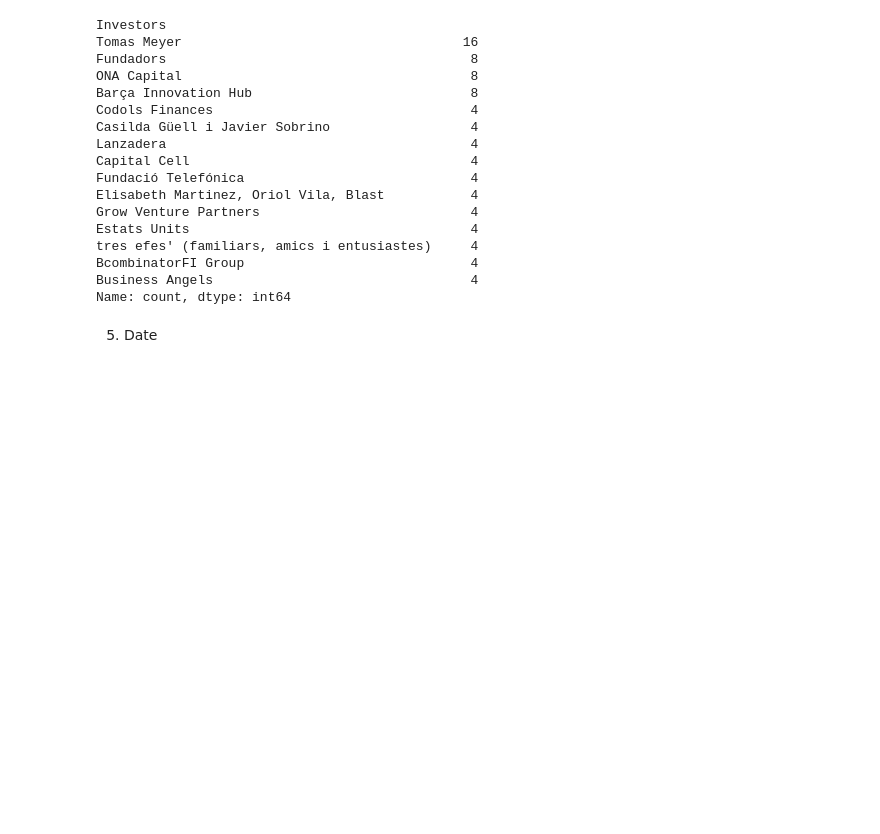
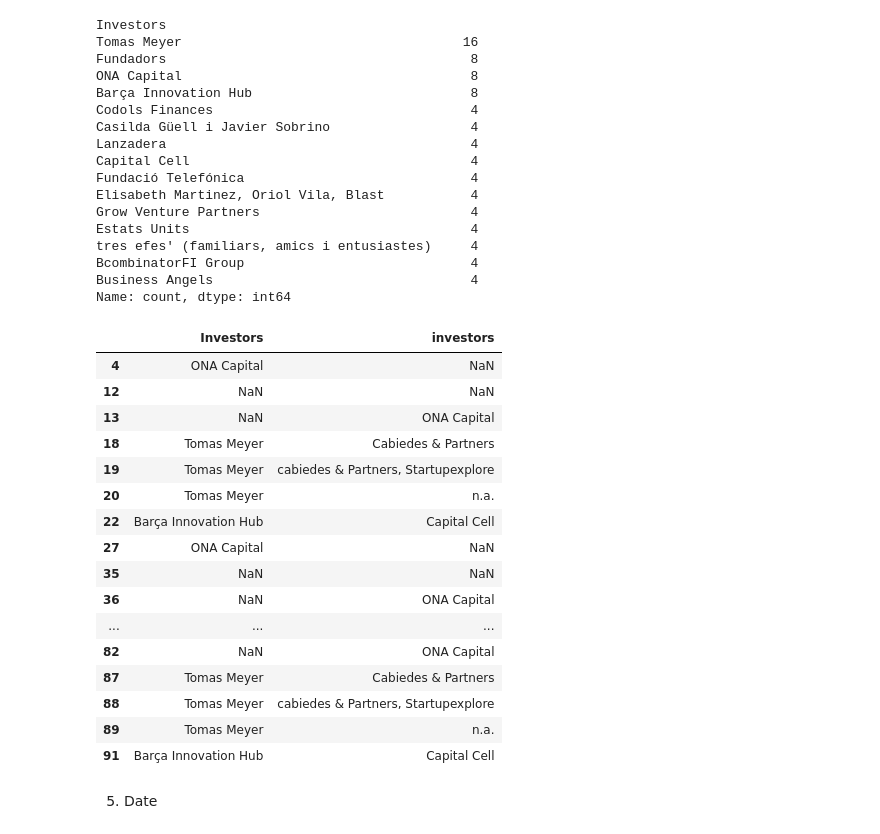
Before and after one commit to Xorii/TFG-Jordi-Capdevila-Transformers, a Jupyter notebook: 02_preprocessingDatos.ipynb, the cells around one changed output. Drawn from its saved outputs; the diff is of its cells as text; code cells hidden in the pictures; blank space fills up the shorter version.

```diff
--- a/02_preprocessingDatos.ipynb
+++ b/02_preprocessingDatos.ipynb
@@ -57,6 +65,29 @@ tres efes' (familiars, amics i entusiastes)     4
 BcombinatorFI Group                             4
 Business Angels                                 4
 Name: count, dtype: int64
+# %%
+## OJO AQUÍ: SE ha de trabajar con la unión de los dos lados y con las dos variables. Posteriormente
+## eliminar una variable.
+
+df.loc[(df["Investors"] != df["investors"]), ["Investors", "investors"]]
+# %% [output]
+|  | Investors | investors |
+| 4 | ONA Capital | NaN |
+| 12 | NaN | NaN |
+| 13 | NaN | ONA Capital |
+| 18 | Tomas Meyer | Cabiedes & Partners |
+| 19 | Tomas Meyer | cabiedes & Partners, Startupexplore |
+| 20 | Tomas Meyer | n.a. |
+| 22 | Barça Innovation Hub | Capital Cell |
+| 27 | ONA Capital | NaN |
+| 35 | NaN | NaN |
+| 36 | NaN | ONA Capital |
+| ... | ... | ... |
+| 82 | NaN | ONA Capital |
+| 87 | Tomas Meyer | Cabiedes & Partners |
+| 88 | Tomas Meyer | cabiedes & Partners, Startupexplore |
+| 89 | Tomas Meyer | n.a. |
+| 91 | Barça Innovation Hub | Capital Cell |
 # %% [markdown]
 5. Date
 # %%
```
Also changed, not shown: parts of 30 cells of this notebook.
